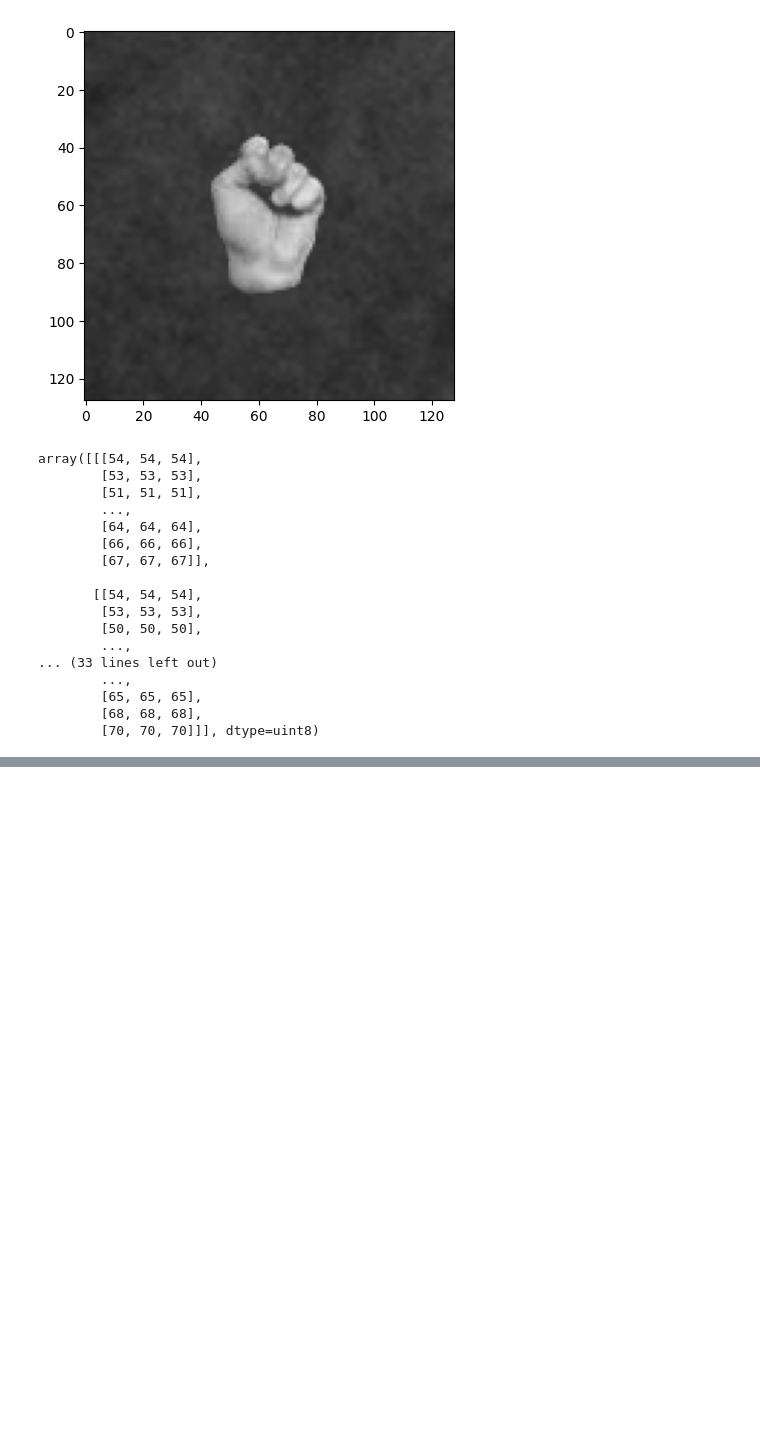
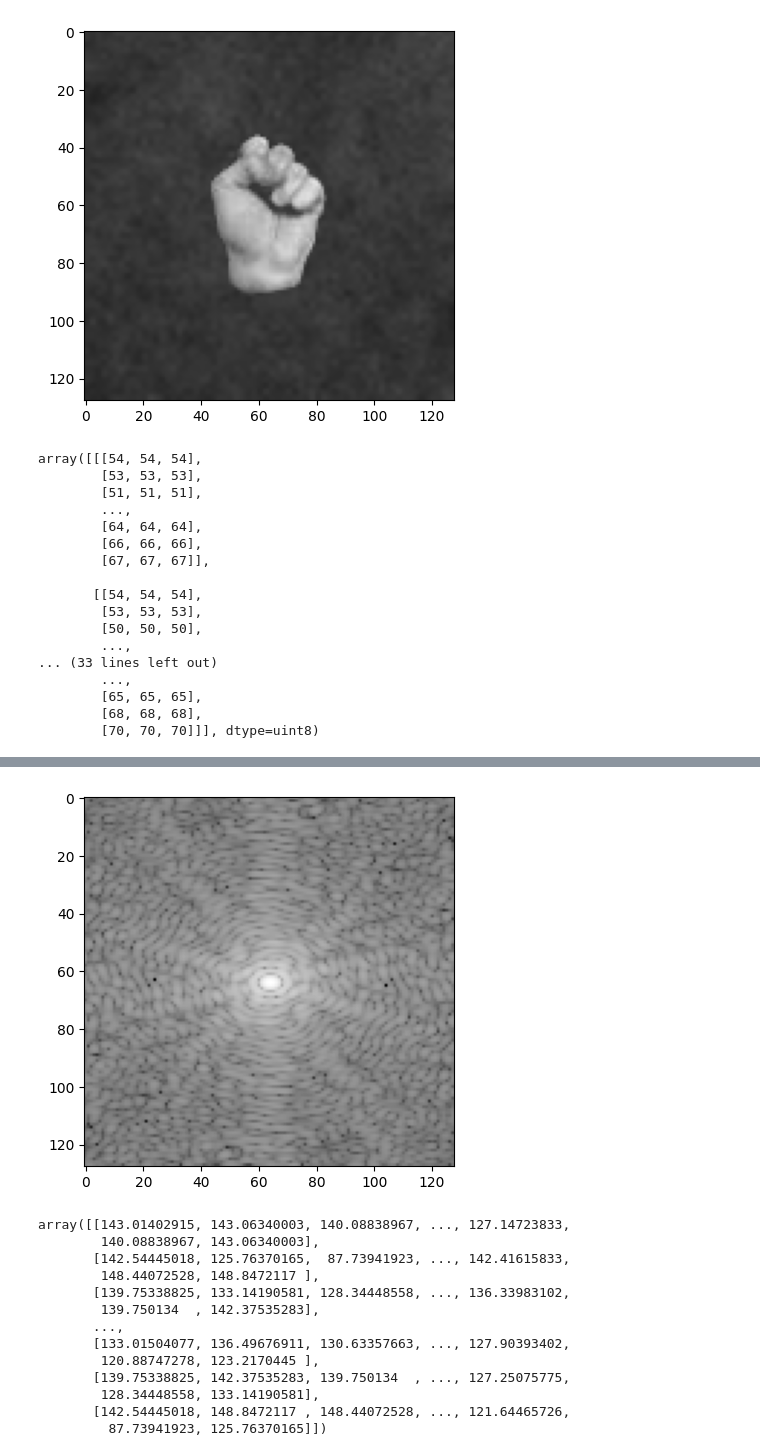
Before and after one commit to landergerotto/FingerPredictions, a Jupyter notebook: main.ipynb, the cells around one changed output, grey strips where cells are left out. Drawn from its saved outputs; the diff is of its cells as text; code cells hidden in the pictures; blank space fills up the shorter version.

```diff
--- a/main.ipynb
+++ b/main.ipynb
@@ -157,0 +185,46 @@ for i in range(len(limiarized)):
+# %%
+# Saving all fourier images
+for i in range(len(fourier)):
+    # Create a folder for the current index if it doesn't exist
+    folder_path = f"data/Fourier/{i}"
+    os.makedirs(folder_path, exist_ok=True)
+
+    # Loop through each binary image in limiarized[i]
+    for img_index, img in enumerate(fourier[i]):
+        # Get the original image name
+        img_name = f"{img_index}.png"  # Update this according to your file naming convention
+
+        # Save the binary image with the original name in the corresponding folder
+        save_path = os.path.join(folder_path, os.path.basename(img_name))
+        cv.imwrite(save_path, img)
+# %%
+# Binarization + Fast Fourier Transform
+bin_fou = [
+    [],
+    [],
+    [],
+    [],
+    [],
+    []
+]
+for i in range(6):
+    for img in limiarized[i]:
+        img = fft(img)
+        img = mag(img)
+        bin_fou[i].append(img)
+show((bin_fou[0][0]))
+# %% [output]
+[figure, added]
+array([[143.01402915, 143.06340003, 140.08838967, ..., 127.14723833,
+        140.08838967, 143.06340003],
+       [142.54445018, 125.76370165,  87.73941923, ..., 142.41615833,
+        148.44072528, 148.8472117 ],
+       [139.75338825, 133.14190581, 128.34448558, ..., 136.33983102,
+        139.750134  , 142.37535283],
+       ...,
+       [133.01504077, 136.49676911, 130.63357663, ..., 127.90393402,
+        120.88747278, 123.2170445 ],
+       [139.75338825, 142.37535283, 139.750134  , ..., 127.25075775,
+        128.34448558, 133.14190581],
+       [142.54445018, 148.8472117 , 148.44072528, ..., 121.64465726,
+         87.73941923, 125.76370165]])
```
Also changed, not shown: parts of 6 cells of this notebook, 1 other file.
